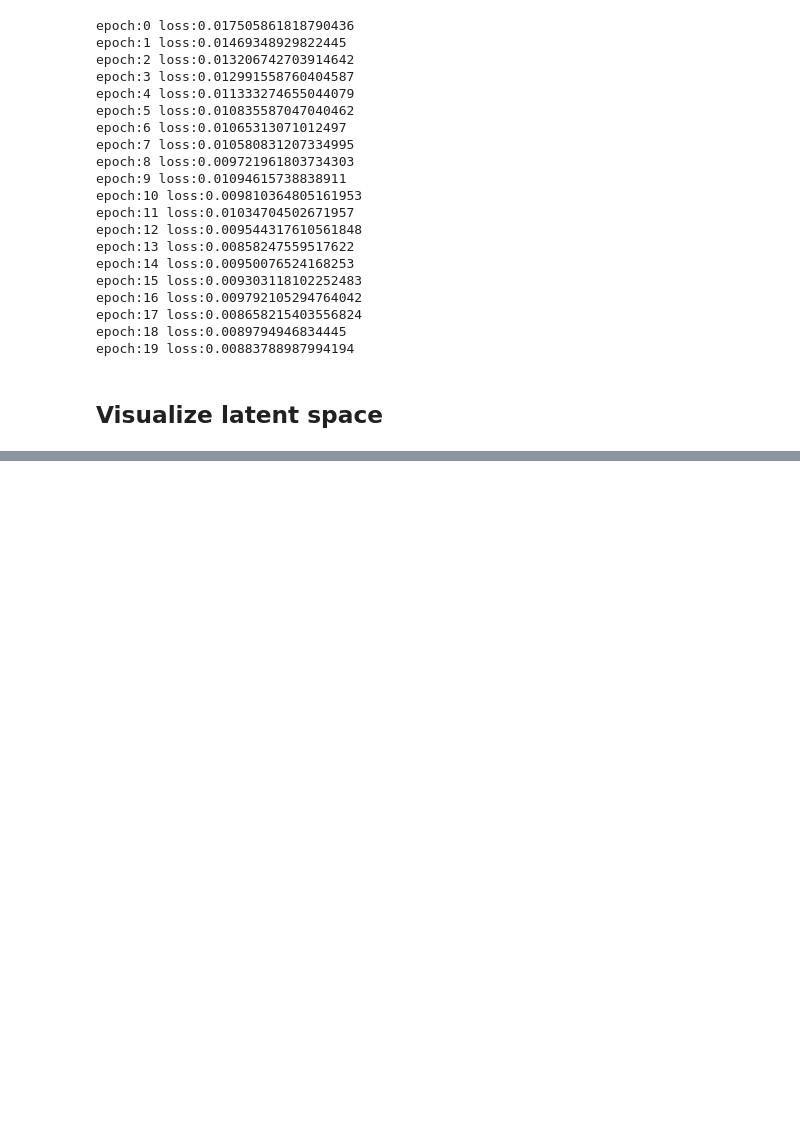
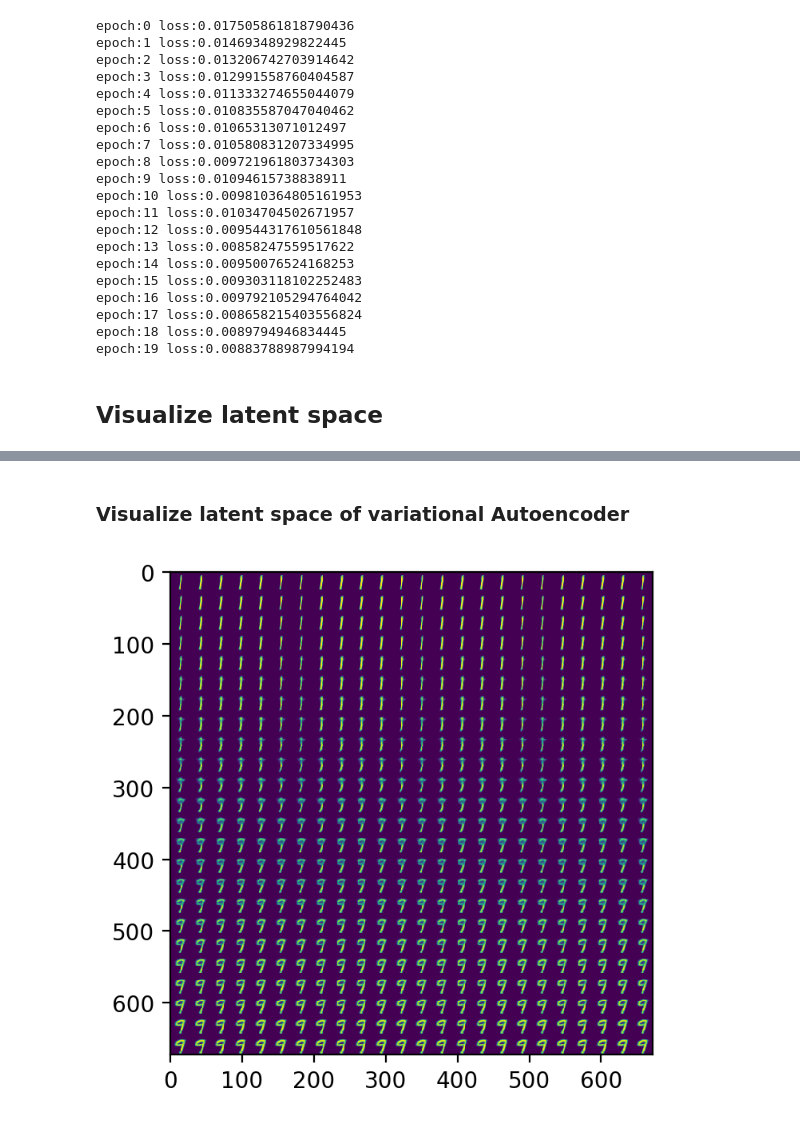
Before and after one commit to alimoezzi/deepLearningRecipes, a Jupyter notebook: mnist_autoencoder.ipynb, the cells around one changed output, grey strips where cells are left out. Drawn from its saved outputs; the diff is of its cells as text; code cells hidden in the pictures; blank space fills up the shorter version.

```diff
--- a/mnist_autoencoder.ipynb
+++ b/mnist_autoencoder.ipynb
@@ -176,0 +216,29 @@ plot_reconstructed(autoencoder)
+# %%
+def train_vae(model, data, optim , criterion, epochs=20):
+    for epoch in range(epochs):
+        for x, y in data:
+            x = x.to(device)
+            optim.zero_grad()
+            x_hat = model(x)
+            loss = ((x - x_hat)**2).sum() + model.encoder.kl
+            loss.backward()
+            optim.step()
+        print(f'epoch:{epoch} loss:{loss}')
+    return model
+# %%
+class VariationalAutoencoder(nn.Module):
+    def __init__(self, latent_dims):
+        super(VariationalAutoencoder, self).__init__()
+        self.encoder = VariationalEncoder(latent_dims)
+        self.decoder = Decoder(latent_dims)
+
+    def forward(self, x):
+        z = self.encoder(x)
+        return self.decoder(z)
+# %%
+latent_dims = 16
+vae = VariationalAutoencoder(latent_dims).to(device)
+optim = torch.optim.Adam(vae.parameters())
+criterion = nn.MSELoss()
+# %%
+varautoencoder = train_vae(vae, data, optim, criterion)
@@ -176,0 +266,7 @@ plot_reconstructed(autoencoder)
+# %% [markdown]
+### Visualize latent space of variational Autoencoder
+# %%
+get_latent(varautoencoder, data)
+plot_reconstructed(varautoencoder)
+# %% [output]
+[figure, added]
```
Also changed, not shown: parts of 15 cells of this notebook.
